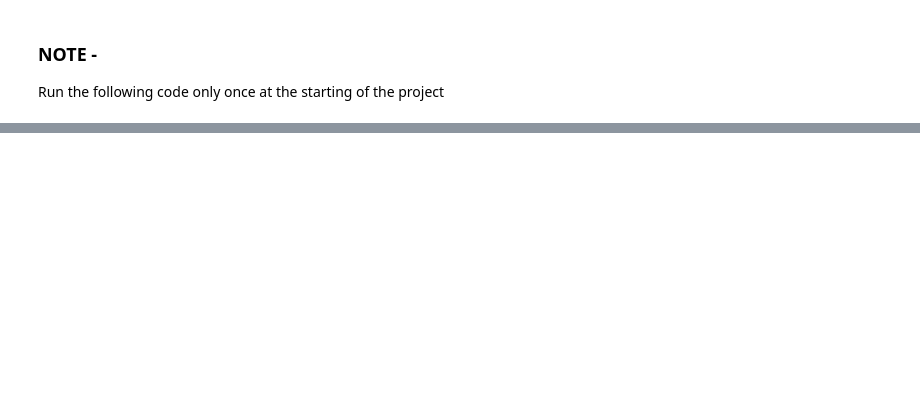
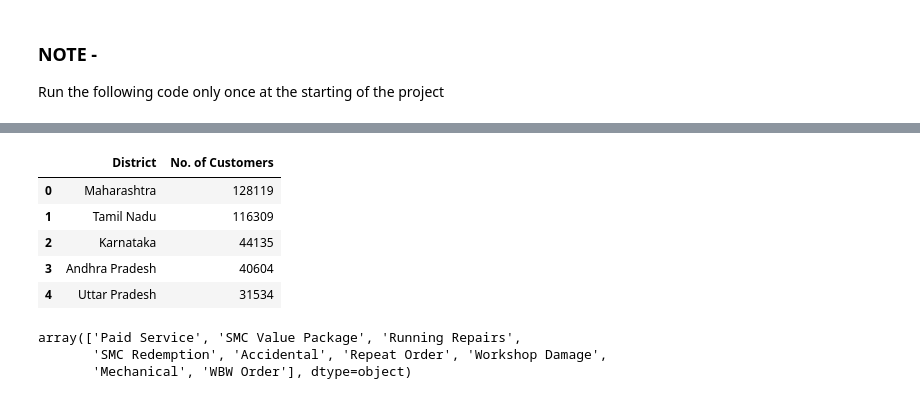
Before and after one commit to curiousnish/Mahindra_First_Choice_Service_Analysis, a Jupyter notebook: EDA.ipynb, the cells around one changed output, grey strips where cells are left out. Drawn from its saved outputs; the diff is of its cells as text; code cells hidden in the pictures; blank space fills up the shorter version.

Commit message:
Created Geo Analysis with Order Type and produced heatmap for the same

```diff
--- a/EDA.ipynb
+++ b/EDA.ipynb
@@ -64,3 +64,19 @@ plt.savefig(r'images/top_50_model.png')
 # %% [output]
 [interactive output not drawn]
 [interactive output not drawn]
+# %%
+geo_district = final_invoice[['Customer No.', 'District']]
+geo_district = geo_district.groupby('District').count()
+geo_district.columns = ['No. of Customers']
+sorted_geo_district = geo_district.sort_values('No. of Customers', ascending=False)
+sorted_geo_district.reset_index(inplace=True)
+temp1 = sorted_geo_district.loc[:50]
+# %%
+temp1.head()
+# %% [output]
+|  | District | No. of Customers |
+| 0 | Maharashtra | 128119 |
+| 1 | Tamil Nadu | 116309 |
+| 2 | Karnataka | 44135 |
+| 3 | Andhra Pradesh | 40604 |
+| 4 | Uttar Pradesh | 31534 |
@@ -66,0 +90,6 @@ plt.savefig(r'images/top_50_model.png')
+# %%
+final_invoice['Order Type'].unique()
+# %% [output]
+array(['Paid Service', 'SMC Value Package', 'Running Repairs',
+       'SMC Redemption', 'Accidental', 'Repeat Order', 'Workshop Damage',
+       'Mechanical', 'WBW Order'], dtype=object)
```
Also changed, not shown: parts of 7 cells of this notebook, 2 other files.
